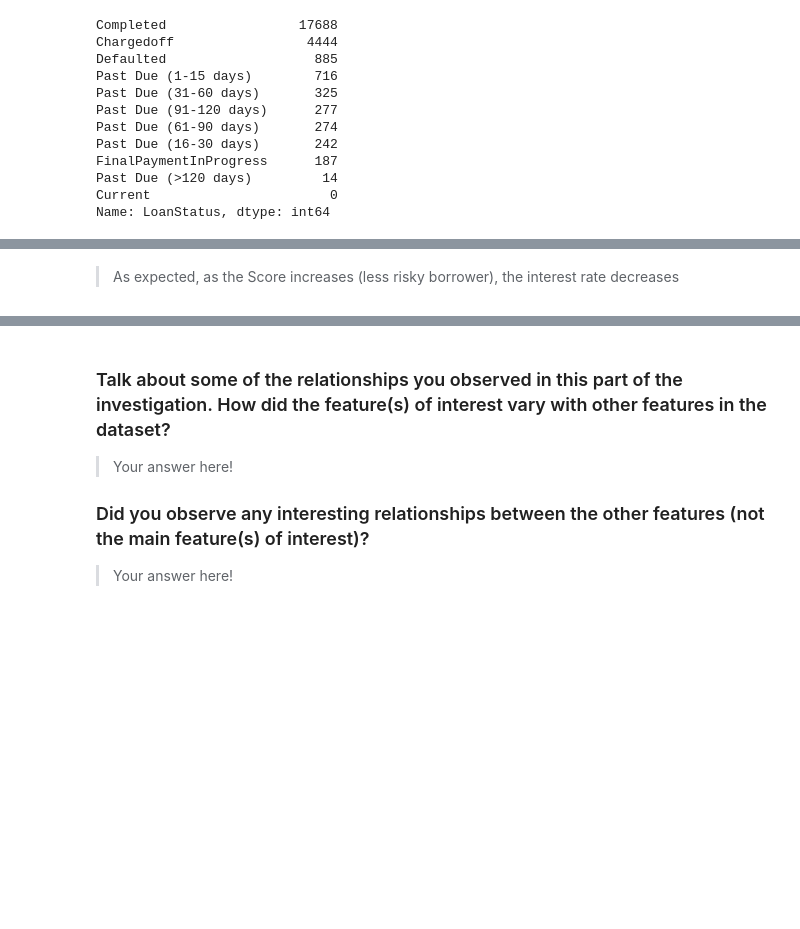
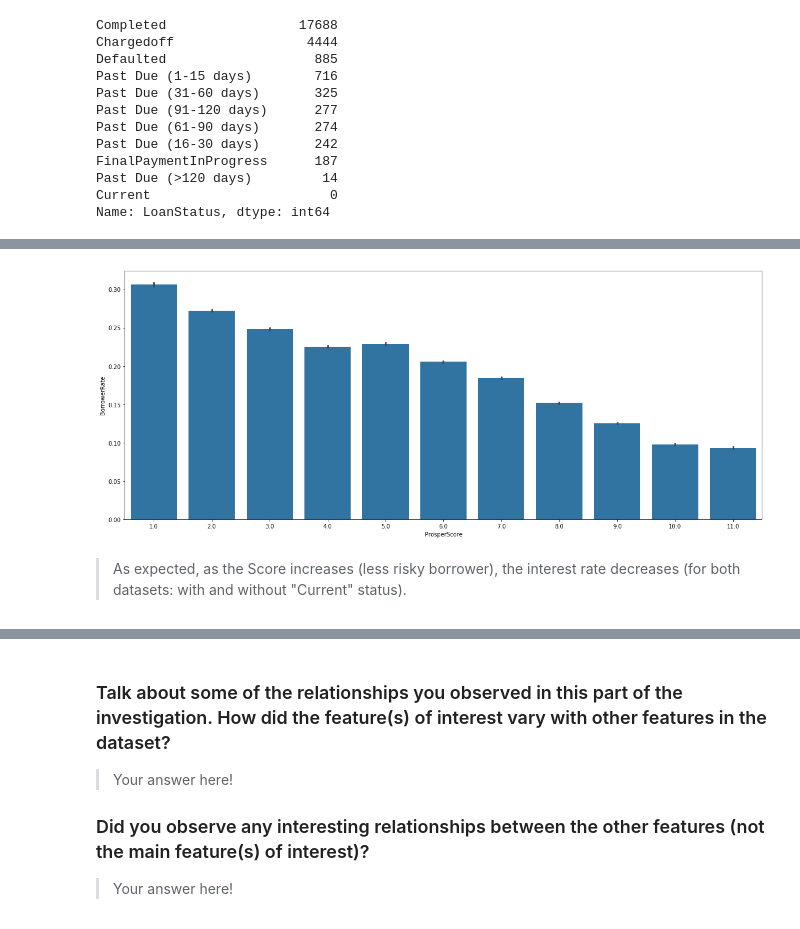
Before and after one commit to FedericoFin/ProsperLoan-Data-Visualization, a Jupyter notebook: Prosper Loan - Data Visualization.ipynb, the cells around one changed output, grey strips where cells are left out. Saved outputs shown, nothing was run; the diff lists cells and outputs as text; code cells hidden in the pictures; blank space fills up the shorter version.

```diff
--- a/Prosper Loan - Data Visualization.ipynb
+++ b/Prosper Loan - Data Visualization.ipynb
@@ -706,2 +703,8 @@ sns.regplot(data = LoanDataOutcome, x= 'ProsperScore', y='BorrowerRate', fit_reg
+# %%
+plt.figure(figsize = [20, 8])
+base_color = sns.color_palette()[0]
+ax = sns.barplot(data = LoanDataClean, x = 'ProsperScore', y = 'BorrowerRate', color =base_color)# data with "Current" status
+# %% [output]
+[figure, added]
 # %% [markdown]
-> As expected, as the Score increases (less risky borrower), the interest rate decreases
+> As expected, as the Score increases (less risky borrower), the interest rate decreases (for both datasets: with and without "Current" status).
```
Also changed, not shown: parts of 54 cells of this notebook.
